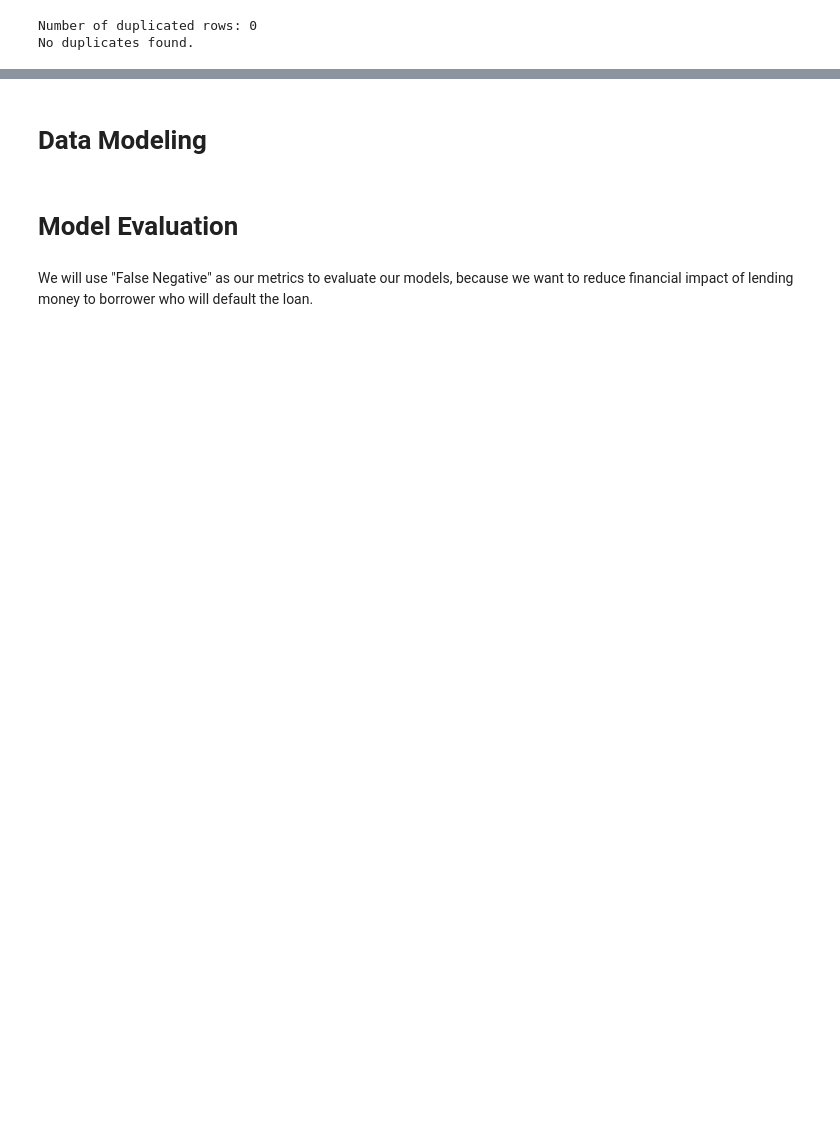
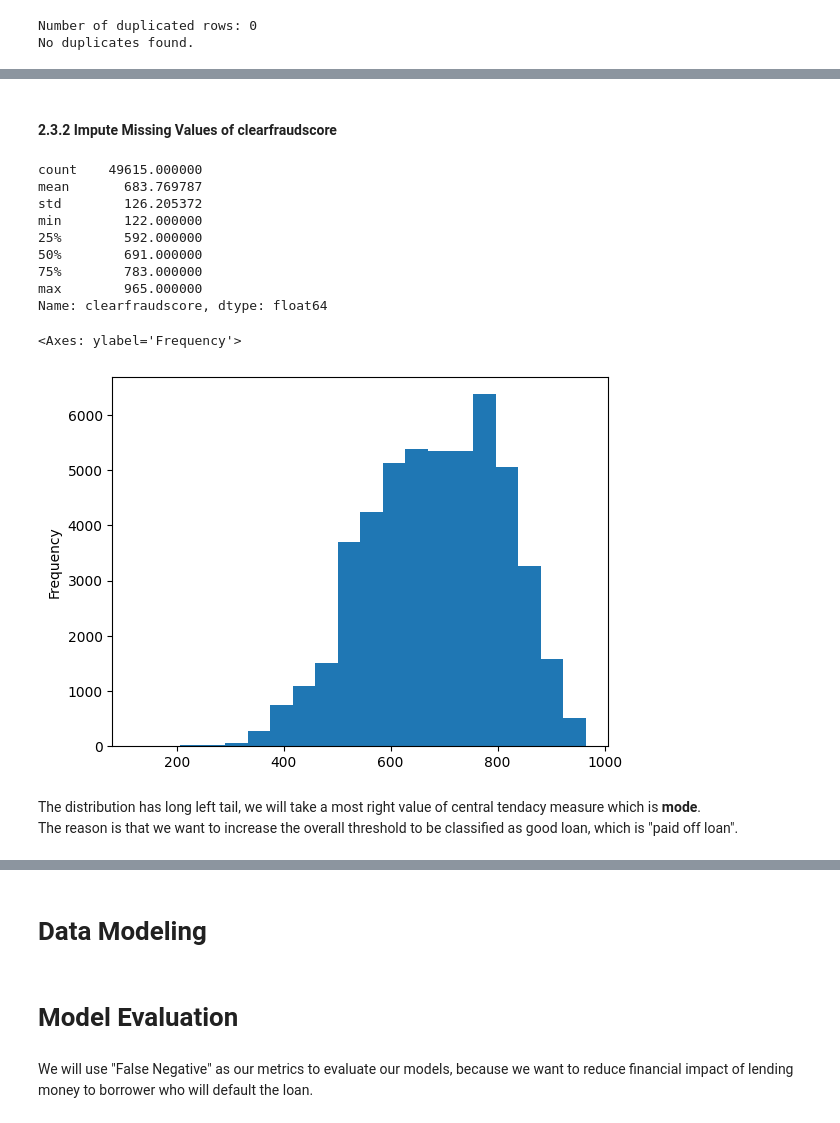
Before and after one commit to ahdeanlau/Credit_Score_Prediction, a Jupyter notebook: Exploratory_Data_analysis.ipynb, the cells around one changed output, grey strips where cells are left out. Cells and saved outputs as stored; diff of their text form; code cells hidden in the pictures; blank space fills up the shorter version.

```diff
--- a/Exploratory_Data_analysis.ipynb
+++ b/Exploratory_Data_analysis.ipynb
@@ -500,0 +598,11 @@ print(loandf["nPaidOff"].isnull().sum())
+# %%
+# Combine claritydf['clearFraudScore'] with loandf by using clarityFraudId & underwritingid
+claritydf = claritydf.rename(columns={"underwritingid": "clarityFraudId"})
+# Remove all other columns except clearFraudScore and clarityFraudId
+claritydf = claritydf[['clarityFraudId','clearfraudscore']]
+
+loan_claritydf = pd.merge(loandf, claritydf, on='clarityFraudId', how='left')
+
+
+# drop clarityFraudId column
+loan_claritydf.drop(["clarityFraudId"], axis=1, inplace=True)
@@ -500,0 +641,23 @@ print(loandf["nPaidOff"].isnull().sum())
+# %% [markdown]
+#### 2.3.2 Impute Missing Values of clearfraudscore
+# %%
+# Check the distribution of clearfraudscore in claritydf
+print(claritydf['clearfraudscore'].describe())
+
+# Plot the histogram
+claritydf['clearfraudscore'].plot(kind='hist', bins=20)
+# %% [output]
+count    49615.000000
+mean       683.769787
+std        126.205372
+min        122.000000
+25%        592.000000
+50%        691.000000
+75%        783.000000
+max        965.000000
+Name: clearfraudscore, dtype: float64
+<Axes: ylabel='Frequency'>
+[figure, added]
+# %% [markdown]
+The distribution has long left tail, we will take a most right value of central tendacy measure which is **mode**.
+The reason is that we want to increase the overall threshold to be classified as good loan, which is "paid off loan".
```
Also changed, not shown: parts of 35 cells of this notebook.
